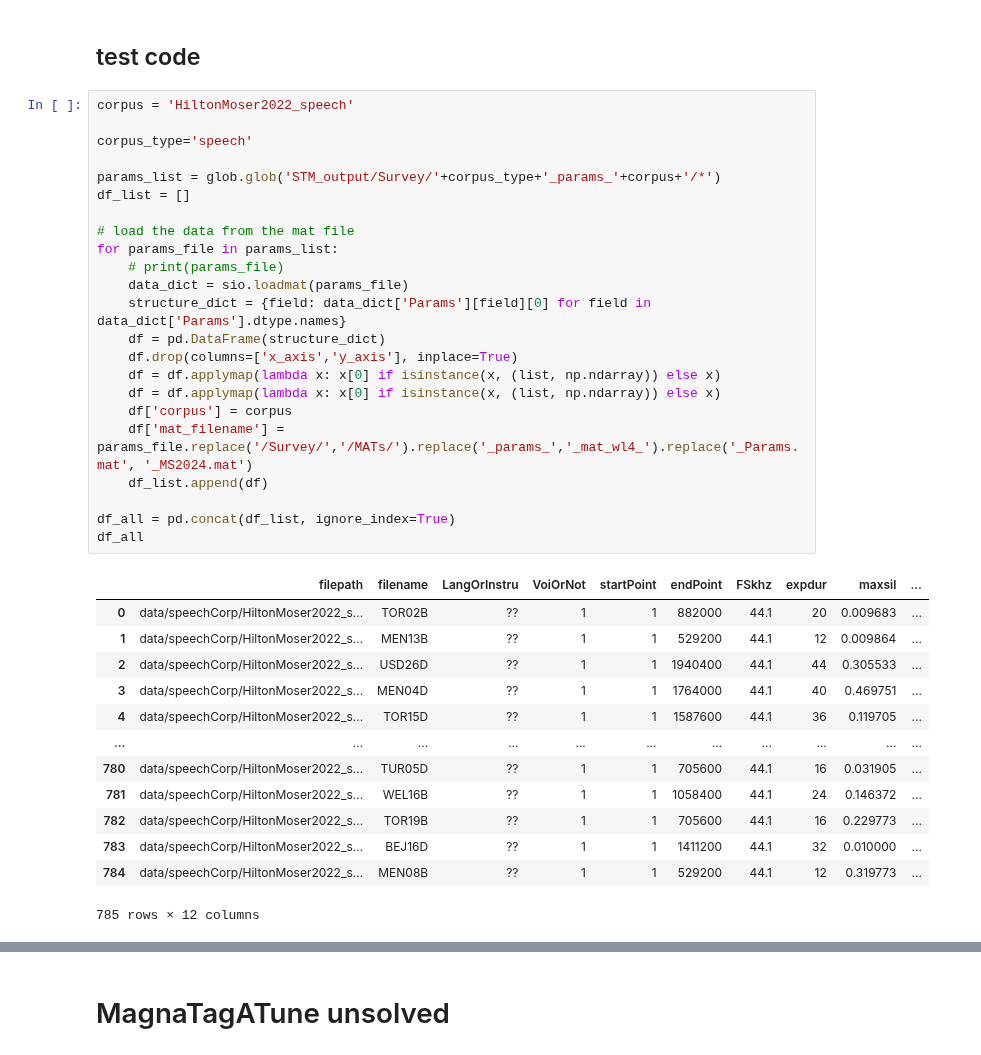
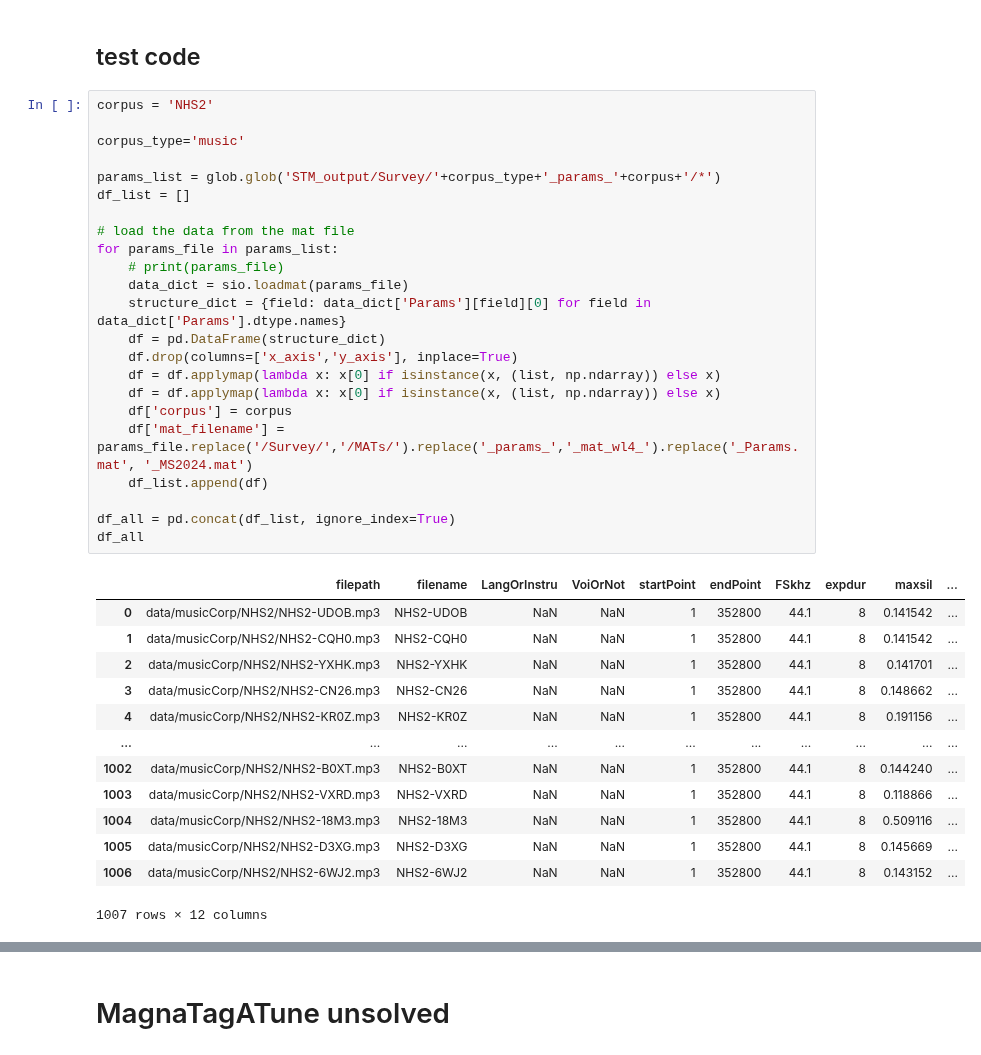
Before and after one commit to curlsloth/MusicSpeech-STM, a Jupyter notebook: STM03_build_meta_data.ipynb, the cells around one changed output, grey strips where cells are left out. Cells and saved outputs as stored; diff of their text form.

Commit message:
working on NHS2. music genre undecided

```diff
--- a/STM03_build_meta_data.ipynb
+++ b/STM03_build_meta_data.ipynb
@@ -499,39 +508,39 @@ df_all.to_csv('STM_output/STM_metaData/metaData_'+corpus.replace('/', '-')+'.csv
 # %% [markdown]
 ## test code ##
 # %%
-corpus = 'HiltonMoser2022_speech'
+corpus = 'NHS2'
 
-corpus_type='speech'
+corpus_type='music'
 
 params_list = glob.glob('STM_output/Survey/'+corpus_type+'_params_'+corpus+'/*')
 df_list = []
 
 # load the data from the mat file
 for params_file in params_list:
     # print(params_file)
     data_dict = sio.loadmat(params_file)
     structure_dict = {field: data_dict['Params'][field][0] for field in data_dict['Params'].dtype.names}
     df = pd.DataFrame(structure_dict)
     df.drop(columns=['x_axis','y_axis'], inplace=True)
     df = df.applymap(lambda x: x[0] if isinstance(x, (list, np.ndarray)) else x)
     df = df.applymap(lambda x: x[0] if isinstance(x, (list, np.ndarray)) else x)
     df['corpus'] = corpus
     df['mat_filename'] = params_file.replace('/Survey/','/MATs/').replace('_params_','_mat_wl4_').replace('_Params.mat', '_MS2024.mat')
     df_list.append(df)
 
 df_all = pd.concat(df_list, ignore_index=True)
 df_all
 # %% [output]
 |  | filepath | filename | LangOrInstru | VoiOrNot | startPoint | endPoint | FSkhz | expdur | maxsil | ... |
-| 0 | data/speechCorp/HiltonMoser2022_s... | TOR02B | ?? | 1 | 1 | 882000 | 44.1 | 20 | 0.009683 | ... |
-| 1 | data/speechCorp/HiltonMoser2022_s... | MEN13B | ?? | 1 | 1 | 529200 | 44.1 | 12 | 0.009864 | ... |
-| 2 | data/speechCorp/HiltonMoser2022_s... | USD26D | ?? | 1 | 1 | 1940400 | 44.1 | 44 | 0.305533 | ... |
-| 3 | data/speechCorp/HiltonMoser2022_s... | MEN04D | ?? | 1 | 1 | 1764000 | 44.1 | 40 | 0.469751 | ... |
-| 4 | data/speechCorp/HiltonMoser2022_s... | TOR15D | ?? | 1 | 1 | 1587600 | 44.1 | 36 | 0.119705 | ... |
+| 0 | data/musicCorp/NHS2/NHS2-UDOB.mp3 | NHS2-UDOB | NaN | NaN | 1 | 352800 | 44.1 | 8 | 0.141542 | ... |
+| 1 | data/musicCorp/NHS2/NHS2-CQH0.mp3 | NHS2-CQH0 | NaN | NaN | 1 | 352800 | 44.1 | 8 | 0.141542 | ... |
+| 2 | data/musicCorp/NHS2/NHS2-YXHK.mp3 | NHS2-YXHK | NaN | NaN | 1 | 352800 | 44.1 | 8 | 0.141701 | ... |
+| 3 | data/musicCorp/NHS2/NHS2-CN26.mp3 | NHS2-CN26 | NaN | NaN | 1 | 352800 | 44.1 | 8 | 0.148662 | ... |
+| 4 | data/musicCorp/NHS2/NHS2-KR0Z.mp3 | NHS2-KR0Z | NaN | NaN | 1 | 352800 | 44.1 | 8 | 0.191156 | ... |
 | ... | ... | ... | ... | ... | ... | ... | ... | ... | ... | ... |
-| 780 | data/speechCorp/HiltonMoser2022_s... | TUR05D | ?? | 1 | 1 | 705600 | 44.1 | 16 | 0.031905 | ... |
-| 781 | data/speechCorp/HiltonMoser2022_s... | WEL16B | ?? | 1 | 1 | 1058400 | 44.1 | 24 | 0.146372 | ... |
-| 782 | data/speechCorp/HiltonMoser2022_s... | TOR19B | ?? | 1 | 1 | 705600 | 44.1 | 16 | 0.229773 | ... |
-| 783 | data/speechCorp/HiltonMoser2022_s... | BEJ16D | ?? | 1 | 1 | 1411200 | 44.1 | 32 | 0.010000 | ... |
-| 784 | data/speechCorp/HiltonMoser2022_s... | MEN08B | ?? | 1 | 1 | 529200 | 44.1 | 12 | 0.319773 | ... |
+| 1002 | data/musicCorp/NHS2/NHS2-B0XT.mp3 | NHS2-B0XT | NaN | NaN | 1 | 352800 | 44.1 | 8 | 0.144240 | ... |
+| 1003 | data/musicCorp/NHS2/NHS2-VXRD.mp3 | NHS2-VXRD | NaN | NaN | 1 | 352800 | 44.1 | 8 | 0.118866 | ... |
+| 1004 | data/musicCorp/NHS2/NHS2-18M3.mp3 | NHS2-18M3 | NaN | NaN | 1 | 352800 | 44.1 | 8 | 0.509116 | ... |
+| 1005 | data/musicCorp/NHS2/NHS2-D3XG.mp3 | NHS2-D3XG | NaN | NaN | 1 | 352800 | 44.1 | 8 | 0.145669 | ... |
+| 1006 | data/musicCorp/NHS2/NHS2-6WJ2.mp3 | NHS2-6WJ2 | NaN | NaN | 1 | 352800 | 44.1 | 8 | 0.143152 | ... |
-785 rows × 12 columns
+1007 rows × 12 columns
```
Also changed, not shown: parts of 12 cells of this notebook, 1 other file.
